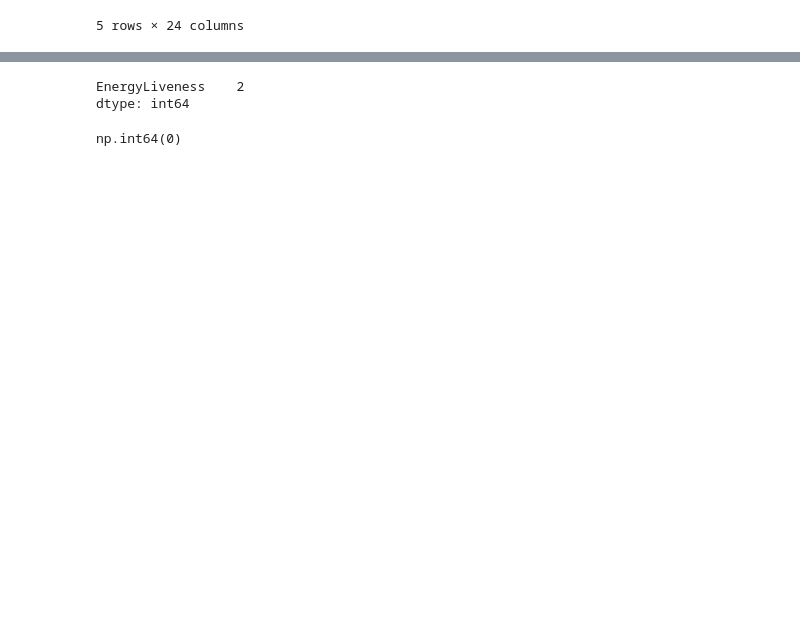
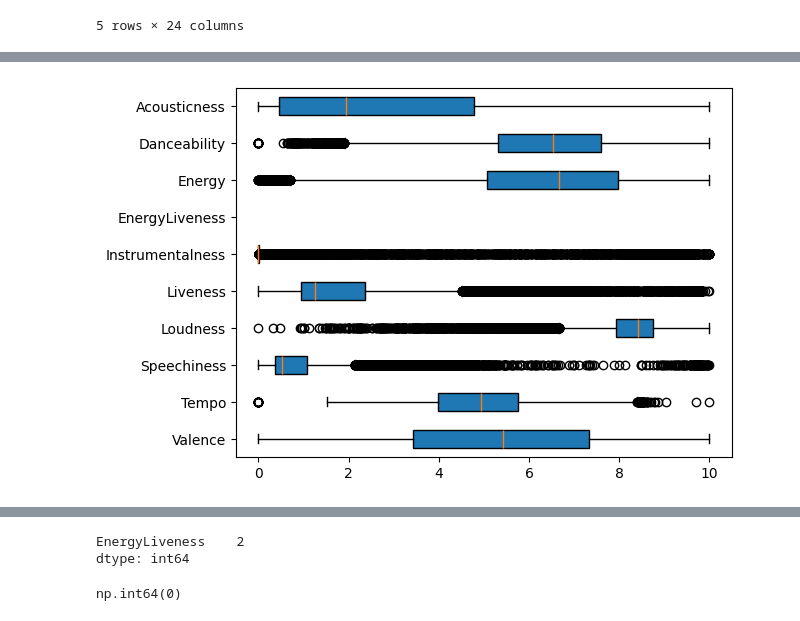
Before and after one commit to UBC-MDS/DSCI-532_2026_31_Chartify, a Jupyter notebook: notebooks/eda_analysis.ipynb, the cells around one changed output, grey strips where cells are left out. Saved outputs shown, nothing was run; the diff lists cells and outputs as text; code cells hidden in the pictures; blank space fills up the shorter version.

Commit message:
Implement matplotlib boxplot in eda_analysis.ipynb

```diff
--- a/notebooks/eda_analysis.ipynb
+++ b/notebooks/eda_analysis.ipynb
@@ -140,0 +159,16 @@ fig.show()
+# %%
+labels = sorted(filtered_df)
+df_sorted = df[labels]
+
+fig_box, ax_box = plt.subplots()
+
+bplot = ax_box.boxplot(
+    df_sorted,
+    patch_artist=True,
+    tick_labels=labels,
+    orientation='horizontal'
+)
+plt.gca().invert_yaxis()
+plt.show()
+# %% [output]
+[figure, added]
```
Also changed, not shown: parts of 11 cells of this notebook.
